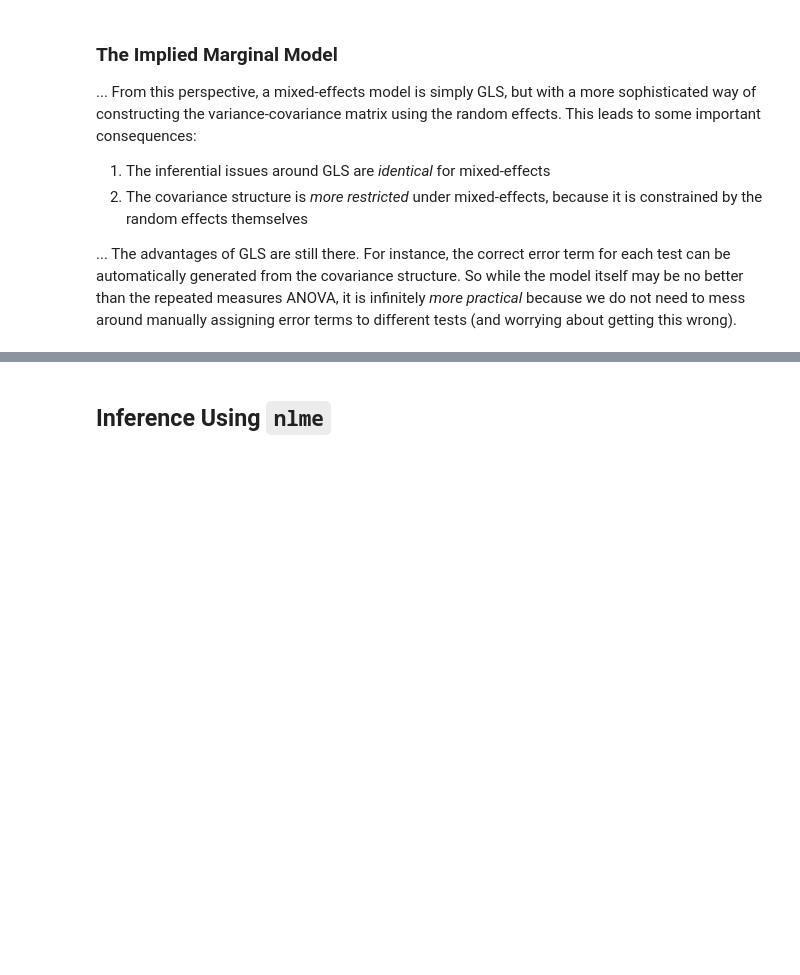
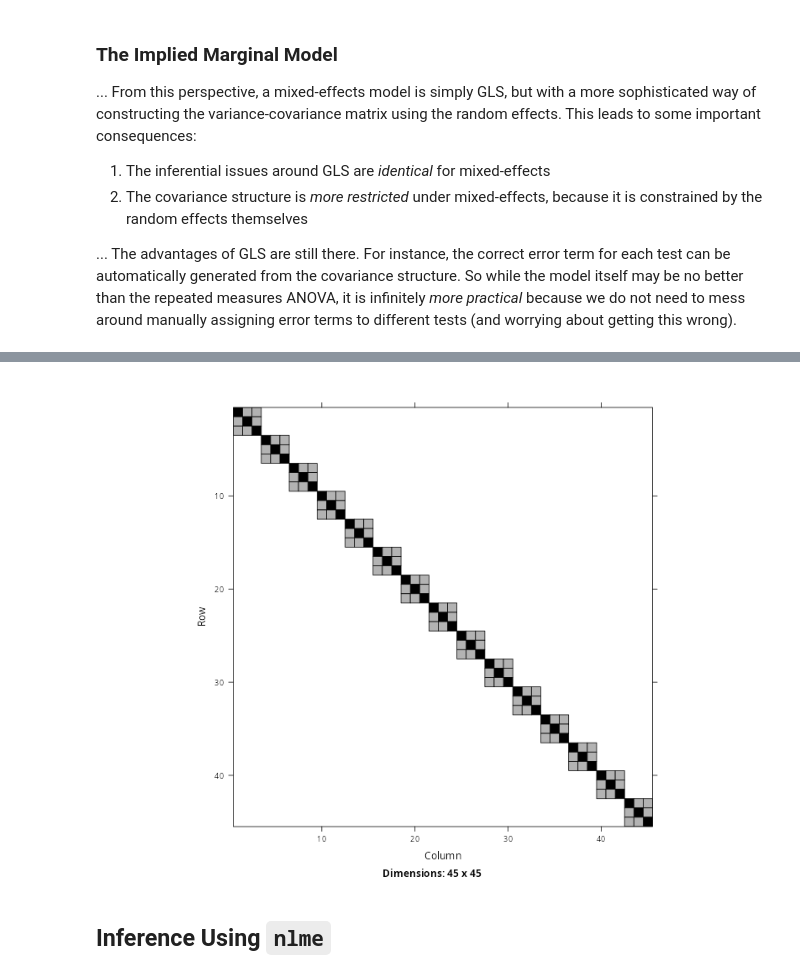
Before and after one commit to PCHN63112-Mixed-Models/mixed-effects-intro, a Jupyter notebook: _build/jupyter_execute/5.mixed-R.ipynb, the cells around one changed output, grey strips where cells are left out. Saved outputs shown, nothing was run; the diff lists cells and outputs as text; code cells hidden in the pictures; blank space fills up the shorter version.

```diff
--- a/_build/jupyter_execute/5.mixed-R.ipynb
+++ b/_build/jupyter_execute/5.mixed-R.ipynb
@@ -215,3 +235,29 @@ Although the amount of data in this example makes the distributional form harder
+# %%
+library('Matrix')
+
+fullVarCov <- function(fit) {
+  grouping_var_name <- names(fit$groups)[1] # get grouping variable name (e.g "id")
+  groups <- fit$data[[grouping_var_name]]   # use name to get grouping variable
+  groups <- unique(as.character(groups))    # reduce grouping variable to unique values
+
+  # for each unique grouping variable value, extract the covariance matrices
+  blocks <- lapply(groups, function(gi) {
+    S <- getVarCov(fit, individual = gi, type = "marginal")
+    if (is.list(S)) {
+      S <- S[[gi]]
+    }
+    as.matrix(S)
+  })
+
+  # put the covariance matrices into blocks
+  V <- bdiag(blocks)
+  V
+}
+# %%
+Big.Sigma <- fullVarCov(lme.mod)
+image(Big.Sigma)
+# %% [output]
+[figure, added]
 # %% [markdown]
 ## Inference Using `nlme`
 # %%
```
Also changed, not shown: parts of 13 cells of this notebook, 13 other files.
